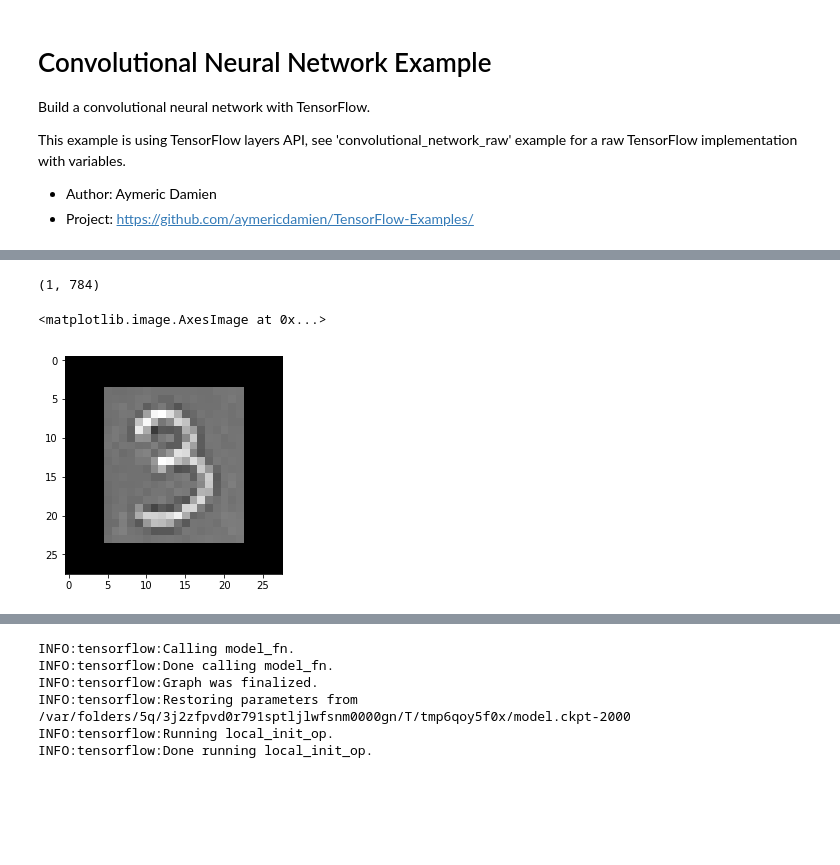
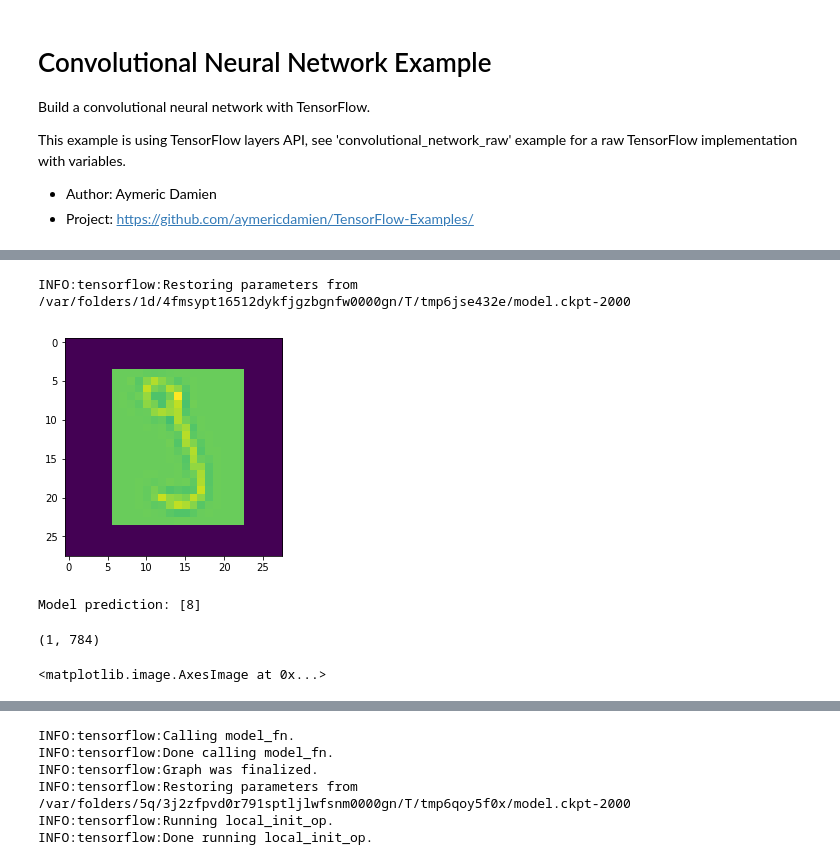
Before and after one commit to JamesonThai/handwritingPro, a Jupyter notebook: convolutional_network.ipynb, the cells around one changed output, grey strips where cells are left out. Saved outputs shown, nothing was run; the diff lists cells and outputs as text; code cells hidden in the pictures; blank space fills up the shorter version.

```diff
--- a/convolutional_network.ipynb
+++ b/convolutional_network.ipynb
@@ -258,3 +231,22 @@ pic = pic.astype(np.float32)
+# %%
+# pic = [imageprepare('./pure_image/3.png')]#file path here
+pic = [imageprepare('./pure_image/output.png')]
+pic = np.array(pic)
+pic = pic.astype(np.float32)
+
+# Prediction without Greyscale
+plt.imshow(np.reshape(pic, [28, 28]))
+input_fn = tf.estimator.inputs.numpy_input_fn(
+    x={'images': pic}, shuffle=False)
+# Use the model to predict the images class
+preds = list(model.predict(input_fn))
+plt.imshow(np.reshape(pic, [28, 28]))
+plt.show()
+print("Model prediction:", preds)
+# %% [output]
+INFO:tensorflow:Restoring parameters from /var/folders/1d/4fmsypt16512dykfjgzbgnfw0000gn/T/tmp6jse432e/model.ckpt-2000
+[figure, added]
+Model prediction: [8]
 # %%
 pic.shape
 # %% [output]
@@ -263,7 +255,6 @@ pic.shape
 plt.imshow(np.reshape(pic, [28, 28]), cmap='gray')
 # %% [output]
 <matplotlib.image.AxesImage at 0x...>
-[figure, removed]
 # %%
 input_fn = tf.estimator.inputs.numpy_input_fn(
     x={'images': pic}, shuffle=False)
```
Also changed, not shown: parts of 8 cells of this notebook.
